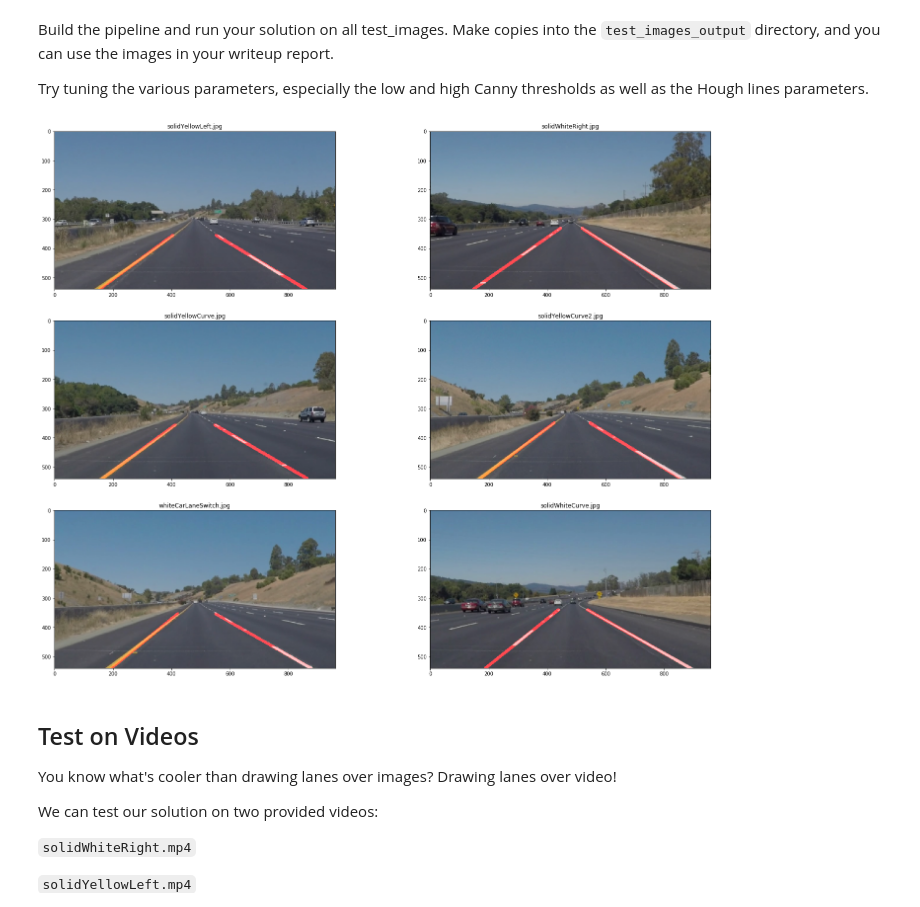
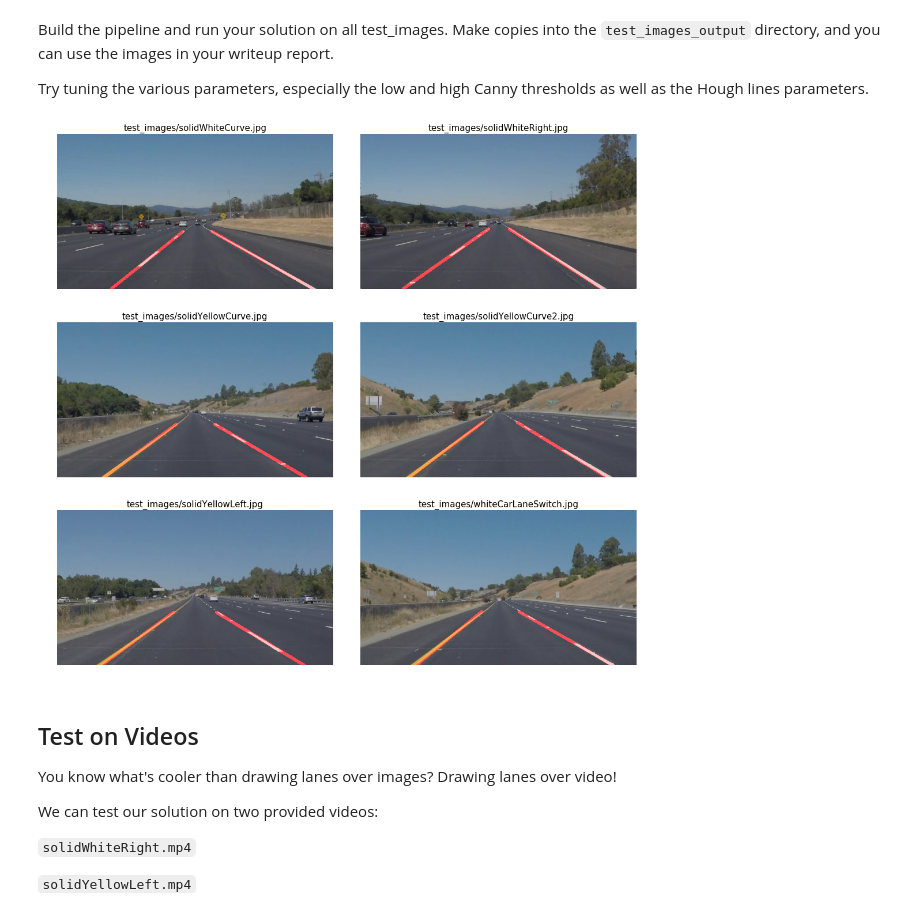
Before and after one commit to eduidl/CarND-LaneLines-P1, a Jupyter notebook: P1.ipynb, the cells around one changed output. Saved outputs shown, nothing was run; the diff lists cells and outputs as text; code cells hidden in the pictures.

```diff
--- a/P1.ipynb
+++ b/P1.ipynb
@@ -50,12 +48,21 @@ import cv2
 # %% [markdown]
 ## Read in an Image
 # %%
+def imread(path):
+    return cv2.cvtColor(cv2.imread(path), cv2.COLOR_BGR2RGB)
+
+def imwrite(path, img):
+    cv2.imwrite(path, cv2.cvtColor(img, cv2.COLOR_RGB2BGR))
+
+def imwrite_gray(path, img):
+    cv2.imwrite(path, cv2.cvtColor(img, cv2.COLOR_GRAY2BGR))
+
 #reading in an image
-image = mpimg.imread('test_images/solidWhiteRight.jpg')
+image = imread('test_images/solidWhiteRight.jpg')
 
 #printing out some stats and plotting
 print('This image is:', type(image), 'with dimensions:', image.shape)
-plt.imshow(image)  # if you wanted to show a single color channel image called 'gray', for example, call as plt.imshow(gray, cmap='gray')
+plt.imshow(image)
 # %% [output]
 This image is: <class 'numpy.ndarray'> with dimensions: (540, 960, 3)
 <matplotlib.image.AxesImage at 0x...>
@@ -238,3 +238,10 @@ files = os.listdir("test_images/")
+# %%
+from pathlib import Path
+
+files = sorted(Path('./test_images').glob('*.jpg'))
+output_dir = Path('./test_images_output')
+if not output_dir.exists():
+    output_dir.mkdir()
 # %% [markdown]
 ## Build a Lane Finding Pipeline
 # %% [markdown]
@@ -246,58 +253,61 @@ Try tuning the various parameters, especially the low and high Canny thresholds
 def find_lane(image, save=False):
     gray = grayscale(image)
     if save:
-        cv2.imwrite("process/gray.jpg", cv2.cvtColor(gray, cv2.COLOR_GRAY2BGR))
+        imwrite_gray('writeup_images/gray.jpg', gray)
 
     kernel_size = 3
-    blur_img = gaussian_blur(gray, kernel_size)
+    blur = gaussian_blur(gray, kernel_size)
     if save:
-        cv2.imwrite("process/blur.jpg", cv2.cvtColor(gray, cv2.COLOR_GRAY2BGR))
+        imwrite_gray('writeup_images/blur.jpg', blur)
 
-    filtered_img = filter_color(blur_img, 190, 255)
+    filtered = filter_color(blur, 190, 255)
     if save:
-        cv2.imwrite("process/filter.jpg", cv2.cvtColor(filtered_img, cv2.COLOR_GRAY2BGR))
+        imwrite_gray('writeup_images/filter.jpg', filtered)
 
     # Define our parameters for Canny and apply
     low_threshold = 100
     high_threshold = 150
-    edges = canny(filtered_img, low_threshold, high_threshold)
+    edges = canny(filtered, low_threshold, high_threshold)
     if save:
-        cv2.imwrite("process/edges.jpg", cv2.cvtColor(edges, cv2.COLOR_GRAY2BGR))
+        imwrite_gray('writeup_images/edges.jpg', edges)
 
     vertices = np.array([[(50, image.shape[0]), (450, 310), (490, 310),
                           (image.shape[1] - 50, image.shape[0])]], dtype=np.int32)
     masked_edges = region_of_interest(edges, vertices)
     if save:
-        cv2.imwrite("process/masked_edges.jpg", cv2.cvtColor(masked_edges, cv2.COLOR_GRAY2BGR))
+        imwrite_gray('writeup_images/masked_edges.jpg', masked_edges)
 
     # Define the Hough transform parameters
     # Make a blank the same size as our image to draw on
     rho = 2
     theta = np.pi/180
     threshold = 25
     min_line_length = 5
     max_line_gap = 10
 
     # Run Hough on edge detected image
     line_image = hough_lines(masked_edges, rho, theta, threshold, min_line_length, max_line_gap)
 
     if save:
-        cv2.imwrite("process/lines.jpg", cv2.cvtColor(line_image, cv2.COLOR_RGB2BGR))
+        imwrite('writeup_images/lines.jpg', line_image)
 
     # Draw the lines on the edge image
     ret = weighted_img(line_image, image)
     return ret
 
-plt.figure(figsize=(25, 20))
+fig, ax = plt.subplots(3, 2, figsize=(18, 17))
+plt.subplots_adjust(wspace=0.1)
+ax = ax.ravel()
+
 for i, file in enumerate(files):
-    image = mpimg.imread("test_images/{}".format(file))
+    image = imread(file.as_posix())
     combo = find_lane(image, i == 5)
-    plt.subplot(3, 2, i + 1)
-    plt.title(file)
-    plt.imshow(combo)
-    cv2.imwrite("test_images_output/{}".format(file), cv2.cvtColor(combo, cv2.COLOR_RGB2BGR))
+    ax[i].imshow(combo)
+    ax[i].set_title(file, fontsize=15)
+    ax[i].axis('off')
+    imwrite(output_dir.joinpath(file.name).as_posix(), combo)
 # %% [output]
-[figure, old version]
+[figure, new version]
 # %% [markdown]
 ## Test on Videos
 
```
Also changed, not shown: parts of 12 cells of this notebook.
